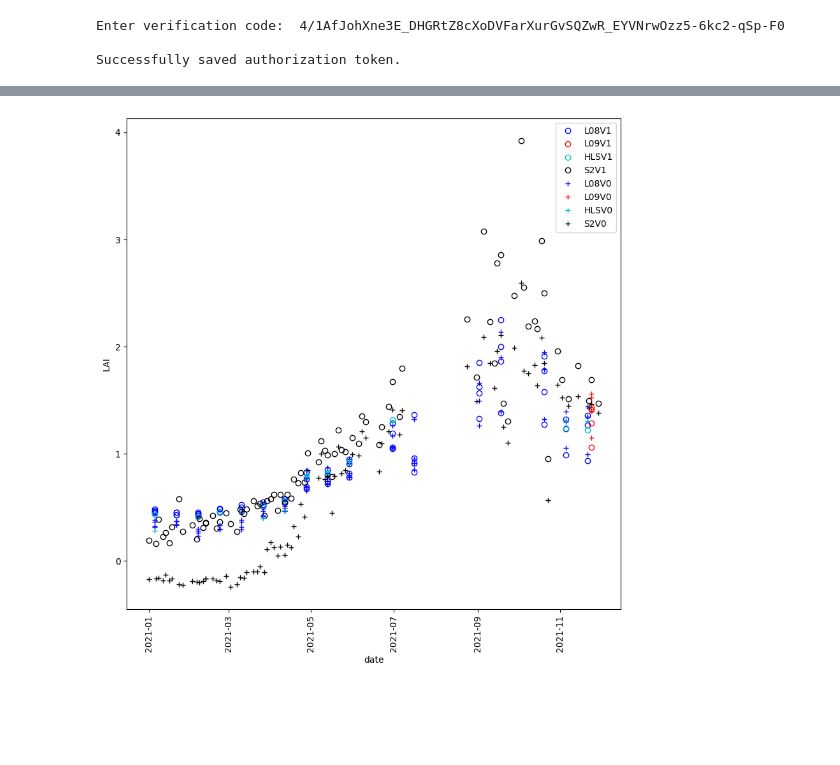
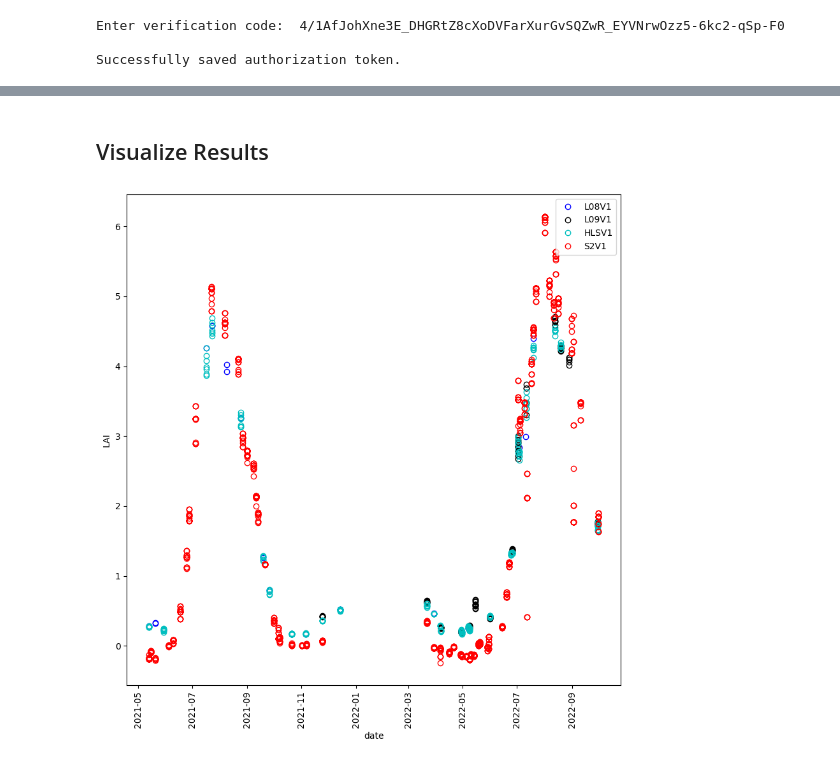
Before and after one commit to rfernand387/LEAF-Toolbox, a Jupyter notebook: Source-Python/production/LEAF-Toolbox-SItes.ipynb, the cells around one changed output, grey strips where cells are left out. Saved outputs shown, nothing was run; the diff lists cells and outputs as text; code cells hidden in the pictures; blank space fills up the shorter version.

```diff
--- a/Source-Python/production/LEAF-Toolbox-SItes.ipynb
+++ b/Source-Python/production/LEAF-Toolbox-SItes.ipynb
@@ -84,0 +60,3 @@ sitesDictionary: dictionary with keys corresponding to sites and structure.  The
+# %%
+# List of GEE feature collections
+siteList=["projects/ee-modis250/assets/HuntClub","projects/ee-modis250/assets/Nanaimo","projects/ee-modis250/assets/Karachi"]
@@ -209,3 +235,5 @@ DONE LEAF SITE
+# %% [markdown]
+## Visualize Results
 # %%
 import pandas as pd
 import matplotlib.pyplot as plt
@@ -247,16 +240,41 @@ pixelS2V0=df.loc[(df['longitude']==df.loc[0].longitude) & (df['latitude']==df.lo
-# %%
-fig,ax = plt.subplots(1,1,figsize=[10,10])
-plt.plot(pixelL08['utc'],pixelL08['estimateLAI'],'ob',markerfacecolor='none', label='L08V1')
-plt.plot(pixelL09['utc'],pixelL09['estimateLAI'],'or',markerfacecolor='none', label='L09V1')
-plt.plot(pixelHLS['utc'],pixelHLS['estimateLAI'],'oc',markerfacecolor='none', label='HLSV1')
-plt.plot(pixelS2['utc'],pixelS2['estimateLAI'],'ok',markerfacecolor='none',label='S2V1')
-plt.plot(pixelL08V0['utc'],pixelL08V0['estimateLAI'],'+b',label='L08V0')
-plt.plot(pixelL09V0['utc'],pixelL09V0['estimateLAI'],'+r',label='L09V0')
-plt.plot(pixelHLSV0['utc'],pixelHLSV0['estimateLAI'],'+c',label='HLSV0')
-plt.plot(pixelS2V0['utc'],pixelS2V0['estimateLAI'],'+k',label='S2V0')
-ax.legend()
-ax.set_xlabel('date')
-ax.set_ylabel('LAI')
-plt.xticks(rotation=90);
-# %% [output]
-[figure, removed]
+# %%
+# Choose a site from the sitelist
+siteNum=0
+
+# Select the first feature
+featureNum = 0
+
+#Select one sampled pixel from each feature
+pixelNum = 3
+
+#Extract time series of LAI with high quality only
+site = sitesDictionaryL08V0[siteList[siteNum]]
+df=site[featureNum]['SL2PV0']
+df['utc'] =  pd.to_datetime(df['date'],unit='ms')
+pixelL08V0=df.loc[(df['longitude']==df.loc[pixelNum].longitude) & (df['latitude']==df.loc[pixelNum].latitude) & (df['QC']==0)]
+site=sitesDictionaryL09V0[siteList[siteNum]]
+df=site[featureNum]['SL2PV0']
+df['utc'] =  pd.to_datetime(df['date'],unit='ms')
+pixelL09V0=df.loc[(df['longitude']==df.loc[pixelNum].longitude) & (df['latitude']==df.loc[pixelNum].latitude) & df['QC']==0]
+site=sitesDictionaryHLSV0[siteList[siteNum]]
+df=site[featureNum]['SL2PV0']
+df['utc'] =  pd.to_datetime(df['date'],unit='ms')
+pixelHLSV0=df.loc[(df['longitude']==df.loc[pixelNum].longitude) & (df['latitude']==df.loc[pixelNum].latitude) & df['QC']==0]
+site=sitesDictionaryS2V0[siteList[siteNum]]
+df=site[featureNum]['SL2PV0']
+df['utc'] =  pd.to_datetime(df['date'],unit='ms')
+pixelS2V0=df.loc[(df['longitude']==df.loc[pixelNum].longitude) & (df['latitude']==df.loc[pixelNum].latitude) & df['QC']==0]
+
+
+fig,ax = plt.subplots(1,1,figsize=[10,10])
+plt.plot(pixelL08V0['utc'],pixelL08V0['estimateLAI'],'ob',markerfacecolor='none', label='L08V1')
+plt.plot(pixelL09V0['utc'],pixelL09V0['estimateLAI'],'ok',markerfacecolor='none', label='L09V1')
+plt.plot(pixelHLSV0['utc'],pixelHLSV0['estimateLAI'],'oc',markerfacecolor='none', label='HLSV1')
+plt.plot(pixelS2V0['utc'],pixelS2V0['estimateLAI'],'or',markerfacecolor='none',label='S2V1')
+
+ax.legend()
+ax.set_xlabel('date')
+ax.set_ylabel('LAI')
+plt.xticks(rotation=90);
+# %% [output]
+[figure, added]
```
Also changed, not shown: parts of 14 cells of this notebook, 1 other file.
